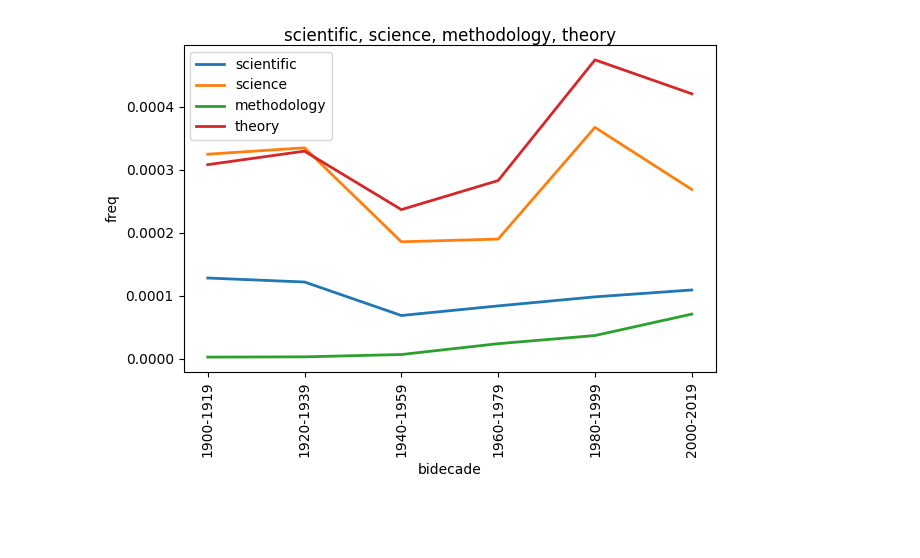
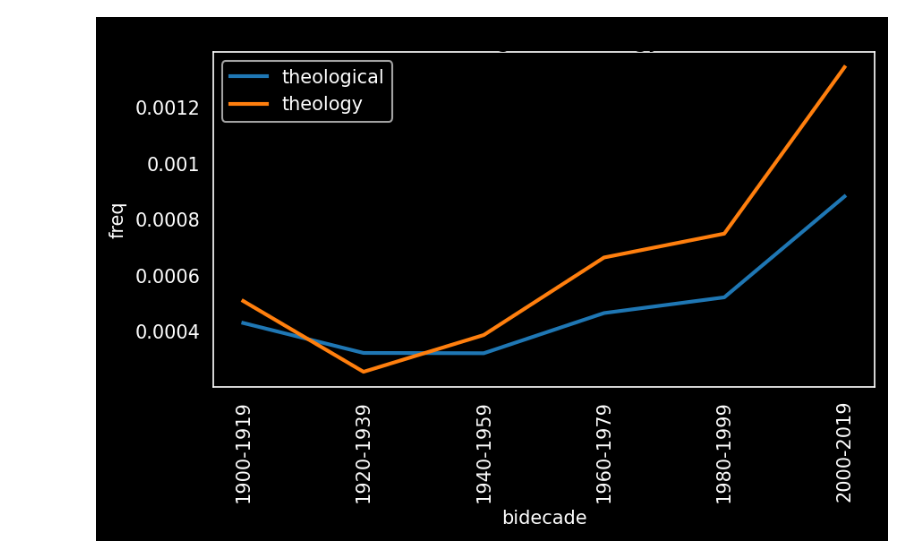
Before and after one commit to kasev/mops, a Jupyter notebook: scripts/freqs_explorations.ipynb, the cells around one changed output. Cells and saved outputs as stored; diff of their text form; code cells hidden in the pictures; blank space fills up the shorter version.

Commit message:
plot with black background - freqs

```diff
--- a/scripts/freqs_explorations.ipynb
+++ b/scripts/freqs_explorations.ipynb
@@ -25,8 +26,10 @@ palette = sns.color_palette(None, 3)
 # %%
 bidecades_strs = ['1900-1919', '1920-1939', '1940-1959', '1960-1979', '1980-1999', '2000-2019']
 
-def plot_bidecade_freq(terms):
-    fig, ax = plt.subplots(tight_layout=True)
+def plot_bidecade_freq(terms, figsize=(6,4)):
+    fig, ax = plt.subplots(tight_layout=True, figsize=figsize, dpi=150)
+    fig.patch.set_facecolor("black")
+    ax.set_facecolor("black")
     if type(terms) == list:
       colors = sns.color_palette(None, len(terms))
       for term, color in zip(terms, colors):
@@ -37,17 +40,22 @@ def plot_bidecade_freq(terms):
       term = terms
       data = [freqs[term] if term in freqs.keys() else 0 for freqs in bidecades_freqs_complete]
       ax.plot(data, linewidth=2)
-      ax.set_title(term, pad=-14)
+      ax.set_title(term, pad=-14, color="white")
     ax.set_xticks(range(0,6))
     ax.ticklabel_format(style="plain")
-    ax.set_xticklabels(bidecades_strs, rotation=90)
-    ax.set_xlabel("bidecade")
-    ax.set_ylabel("freq")
-    ax.legend()
+    ax.set_xticklabels(bidecades_strs, color="white", rotation=90)
+    ax.set_yticklabels([str(np.round(el, 4)) for el in ax.get_yticks()], color="white")
+    ax.set_xlabel("bidecade", color="white")
+    ax.set_ylabel("freq", color="white")
+    ax.spines['bottom'].set_color('white')
+    ax.spines['top'].set_color('white')
+    ax.spines['right'].set_color('white')
+    ax.spines['left'].set_color('white')
+    ax.legend(facecolor="black", labelcolor="white")
     return fig
-# %%
-fig = plot_bidecade_freq(["scientific", "science", "methodology", "theory"])
-# %% [output]
-[figure, removed]
+# %%
+fig = plot_bidecade_freq(["theological", "theology"], figsize=(6,4))
+# %% [output]
+[figure, added]
 # %%
 download_figure(fig)
```
Also changed, not shown: parts of 2 cells of this notebook.
